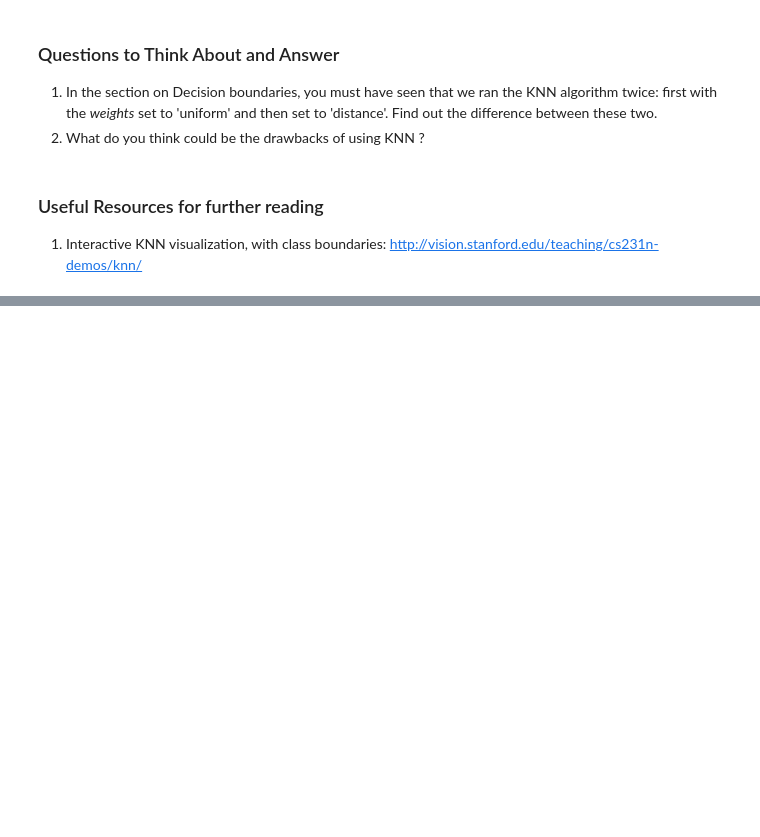
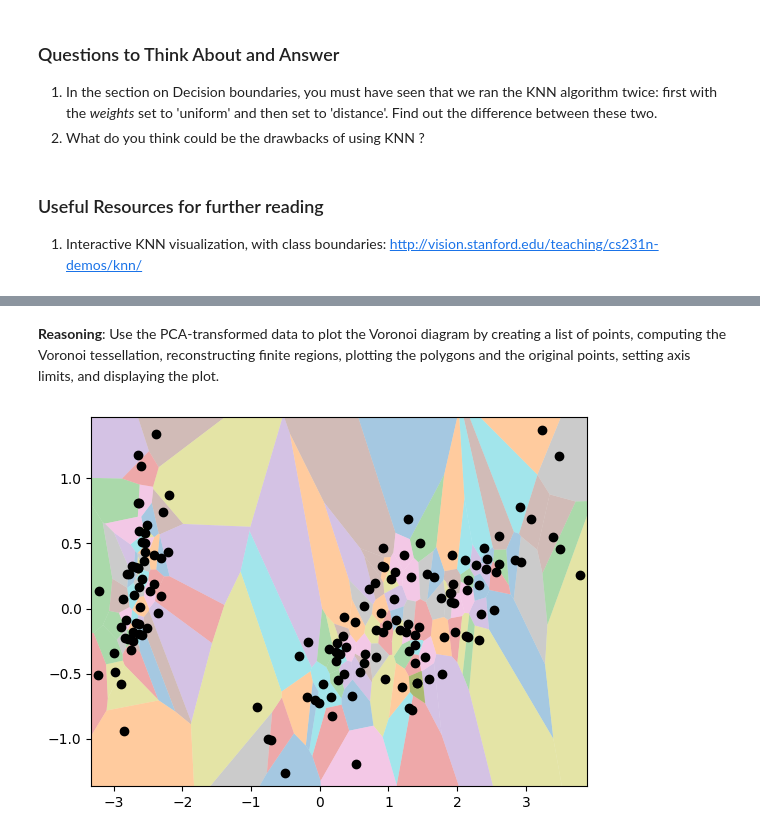
Before and after one commit to Yash-slr/IHUB_LAB_and_PROJECTS, a Jupyter notebook: AIML_Module_3_Lab_3_Implementing_KNN_from_scratch_and_visualize_Algorithm_performance.ipynb, the cells around one changed output, grey strips where cells are left out. Drawn from its saved outputs; the diff is of its cells as text; code cells hidden in the pictures; blank space fills up the shorter version.

```diff
--- a/AIML_Module_3_Lab_3_Implementing_KNN_from_scratch_and_visualize_Algorithm_performance.ipynb
+++ b/AIML_Module_3_Lab_3_Implementing_KNN_from_scratch_and_visualize_Algorithm_performance.ipynb
@@ -132,6 +151,7 @@ Alternatively, one can also perform PCA (Principal Component Analysis), to reduc
 #@title Plotting Voronoi regions
 import matplotlib.pyplot as plt
 from scipy.spatial import Voronoi, voronoi_plot_2d
+import numpy as np # Import numpy here
 
 def voronoi_finite_polygons_2d(vor, radius=None):
     """
@@ -164,7 +184,8 @@ def voronoi_finite_polygons_2d(vor, radius=None):
 
     center = vor.points.mean(axis=0)
     if radius is None:
-        radius = vor.points.ptp().max()
+        # Fix: use np.ptp() instead of .ptp() method
+        radius = np.ptp(vor.points).max()
 
     # Construct a map containing all ridges for a given point
     all_ridges = {}
@@ -396,0 +516,6 @@ print("The accuracy of the classifier on Car evaluation dataset is {:.2f} %".for
+# %%
+from sklearn.decomposition import PCA
+
+pca = PCA(n_components=2)
+pca.fit(X)
+X_pca = pca.transform(X)
@@ -396,0 +527,29 @@ print("The accuracy of the classifier on Car evaluation dataset is {:.2f} %".for
+# %% [markdown]
+**Reasoning**:
+Use the PCA-transformed data to plot the Voronoi diagram by creating a list of points, computing the Voronoi tessellation, reconstructing finite regions, plotting the polygons and the original points, setting axis limits, and displaying the plot.
+# %%
+# Create a list of points from the X_pca array
+points_pca = X_pca.tolist()
+
+# Compute Voronoi tessellation
+vor_pca = Voronoi(points_pca)
+
+# Reconstruct infinite Voronoi regions to finite regions
+regions_pca, vertices_pca = voronoi_finite_polygons_2d(vor_pca)
+
+# Plot the Voronoi regions
+for region in regions_pca:
+    polygon = vertices_pca[region]
+    plt.fill(*zip(*polygon), alpha=0.4)
+
+# Plot the original PCA-transformed points
+plt.plot(X_pca[:, 0], X_pca[:, 1], 'ko')
+
+# Set axis limits
+plt.xlim(vor_pca.min_bound[0] - 0.1, vor_pca.max_bound[0] + 0.1)
+plt.ylim(vor_pca.min_bound[1] - 0.1, vor_pca.max_bound[1] + 0.1)
+
+# Display the plot
+plt.show()
+# %% [output]
+[figure, added]
```
Also changed, not shown: parts of 47 cells of this notebook.
